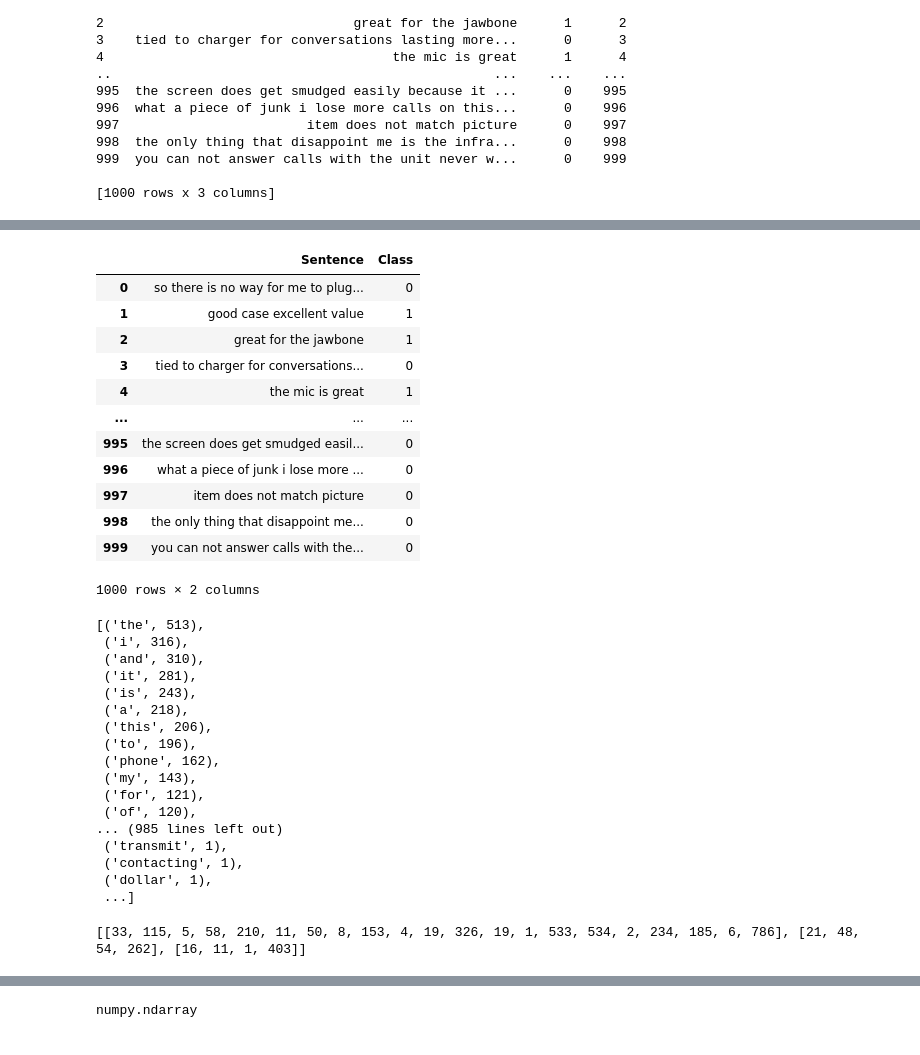
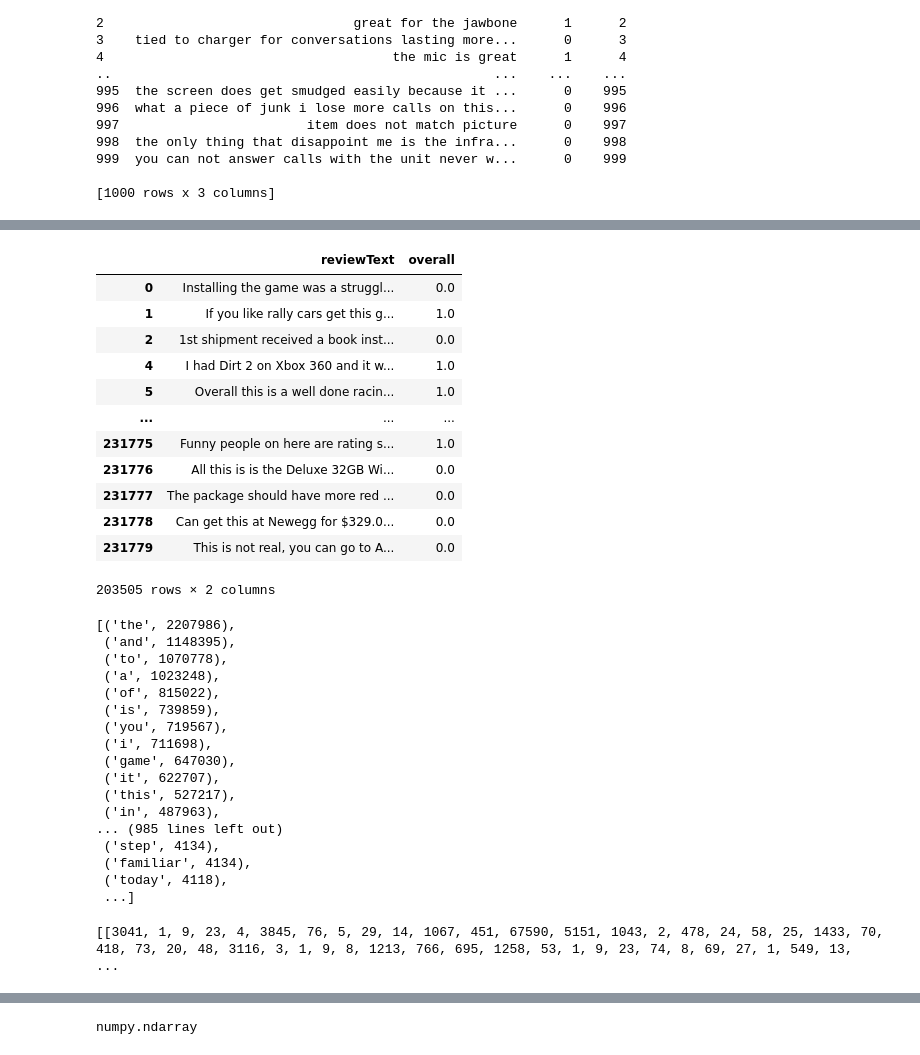
Before and after one commit to adsamaz/Chattbot, a Jupyter notebook: chatbot.ipynb, the cells around one changed output, grey strips where cells are left out. Drawn from its saved outputs; the diff is of its cells as text; code cells hidden in the pictures.

```diff
--- a/chatbot.ipynb
+++ b/chatbot.ipynb
@@ -112,31 +131,31 @@ df = getDF('/content/drive/My Drive/Chatbot_shared/reviews_Video_Games_5.json.gz
 # %%
 #Removes everything in except the review and overall score. Then removes
 # all reviews with an score of 3 beacuse of them being natrual when we set all
 #score under 3 to 0(negative) and score over 3 to 1(positive)
-df=data
-df=df.get(['Sentence','Class'])
-#df=df[df.Class != 3.0]
-#df=df.replace(1.0, 0)
-#df=df.replace(2.0, 0)
-#df=df.replace(4.0, 1)
-#df=df.replace(5.0, 1)
-reviews = df.Sentence
-labels = df.Class
+#df=data
+df=df.get(['reviewText','overall'])
+df=df[df.overall != 3.0]
+df=df.replace(1.0, 0)
+df=df.replace(2.0, 0)
+df=df.replace(4.0, 1)
+df=df.replace(5.0, 1)
+reviews = df.reviewText
+labels = df.overall
 df
 # %% [output]
-|  | Sentence | Class |
-| 0 | so there is no way for me to plug... | 0 |
-| 1 | good case excellent value | 1 |
-| 2 | great for the jawbone | 1 |
-| 3 | tied to charger for conversations... | 0 |
-| 4 | the mic is great | 1 |
+|  | reviewText | overall |
+| 0 | Installing the game was a struggl... | 0.0 |
+| 1 | If you like rally cars get this g... | 1.0 |
+| 2 | 1st shipment received a book inst... | 0.0 |
+| 4 | I had Dirt 2 on Xbox 360 and it w... | 1.0 |
+| 5 | Overall this is a well done racin... | 1.0 |
 | ... | ... | ... |
-| 995 | the screen does get smudged easil... | 0 |
-| 996 | what a piece of junk i lose more ... | 0 |
-| 997 | item does not match picture | 0 |
-| 998 | the only thing that disappoint me... | 0 |
-| 999 | you can not answer calls with the... | 0 |
+| 231775 | Funny people on here are rating s... | 1.0 |
+| 231776 | All this is is the Deluxe 32GB Wi... | 0.0 |
+| 231777 | The package should have more red ... | 0.0 |
+| 231778 | Can get this at Newegg for $329.0... | 0.0 |
+| 231779 | This is not real, you can go to A... | 0.0 |
-1000 rows × 2 columns
+203505 rows × 2 columns
 # %%
 #Removes symbols and lowercases all characters
 reviews = reviews.str.lower()
@@ -154,22 +173,22 @@ total_words = len(words)
 sorted_words = count_words.most_common(total_words)
 sorted_words
 # %% [output]
-[('the', 513),
- ('i', 316),
- ('and', 310),
- ('it', 281),
- ('is', 243),
- ('a', 218),
- ('this', 206),
- ('to', 196),
- ('phone', 162),
- ('my', 143),
- ('for', 121),
- ('of', 120),
+[('the', 2207986),
+ ('and', 1148395),
+ ('to', 1070778),
+ ('a', 1023248),
+ ('of', 815022),
+ ('is', 739859),
+ ('you', 719567),
+ ('i', 711698),
+ ('game', 647030),
+ ('it', 622707),
+ ('this', 527217),
+ ('in', 487963),
 ... (985 lines left out)
- ('transmit', 1),
- ('contacting', 1),
- ('dollar', 1),
+ ('step', 4134),
+ ('familiar', 4134),
+ ('today', 4118),
  ...]
 # %%
 # Creats a vocabulary where each number corresponds to a word.
@@ -183,7 +202,7 @@ for review in reviews:
     reviews_int.append(r)
 print (reviews_int[0:3])
 # %% [output]
-[[33, 115, 5, 58, 210, 11, 50, 8, 153, 4, 19, 326, 19, 1, 533, 534, 2, 234, 185, 6, 786], [21, 48, 54, 262], [16, 11, 1, 403]]
+[[3041, 1, 9, 23, 4, 3845, 76, 5, 29, 14, 1067, 451, 67590, 5151, 1043, 2, 478, 24, 58, 25, 1433, 70, 418, 73, 20, 48, 3116, 3, 1, 9, 8, 1213, 766, 695, 1258, 53, 1, 9, 23, 74, 8, 69, 27, 1, 549, 13,  ...
 # %%
 encoded_labels = np.array(labels)
 encoded_labels
```
Also changed, not shown: parts of 19 cells of this notebook.
